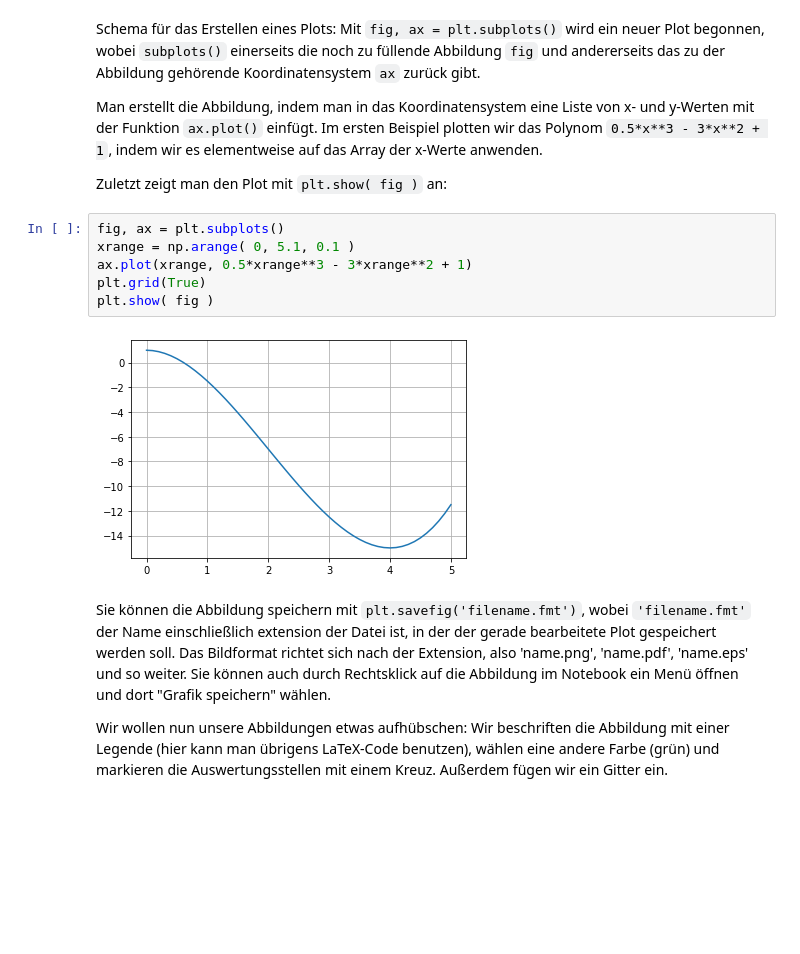
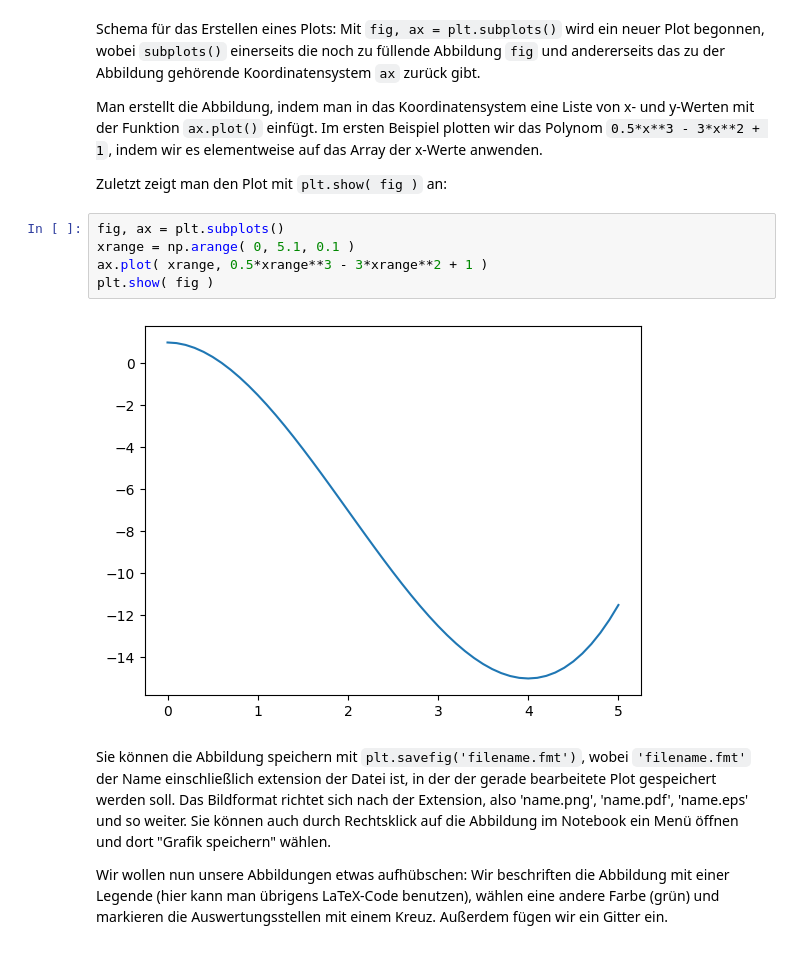
Before and after one commit to Minutenreis/University-Homework, a Jupyter notebook: Numerik/Jupyter Notebooks/python_plotting_1.ipynb, the cells around one changed output. Saved outputs shown, nothing was run; the diff lists cells and outputs as text; blank space fills up the shorter version.

```diff
--- a/Numerik/Jupyter Notebooks/python_plotting_1.ipynb
+++ b/Numerik/Jupyter Notebooks/python_plotting_1.ipynb
@@ -124,11 +124,10 @@ Zuletzt zeigt man den Plot mit `plt.show( fig )` an:
 # %%
 fig, ax = plt.subplots()
 xrange = np.arange( 0, 5.1, 0.1 )
-ax.plot(xrange, 0.5*xrange**3 - 3*xrange**2 + 1)
-plt.grid(True)
+ax.plot( xrange, 0.5*xrange**3 - 3*xrange**2 + 1 )
 plt.show( fig )
 # %% [output]
-[figure, old version]
+[figure, new version]
 # %% [markdown]
 Sie können die Abbildung speichern mit `plt.savefig('filename.fmt')`, wobei `'filename.fmt'` der Name einschließlich extension der Datei ist, in der der gerade bearbeitete Plot gespeichert werden soll. Das Bildformat richtet sich nach der Extension, also 'name.png', 'name.pdf', 'name.eps' und so weiter. Sie können auch durch Rechtsklick auf die Abbildung im Notebook ein Menü öffnen und dort "Grafik speichern" wählen.
 
```
Also changed, not shown: parts of 15 cells of this notebook.
